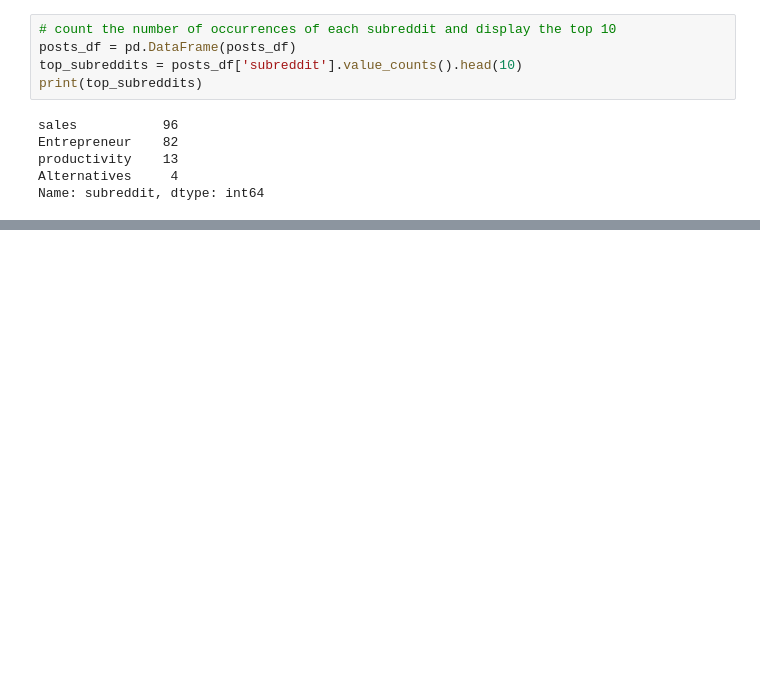
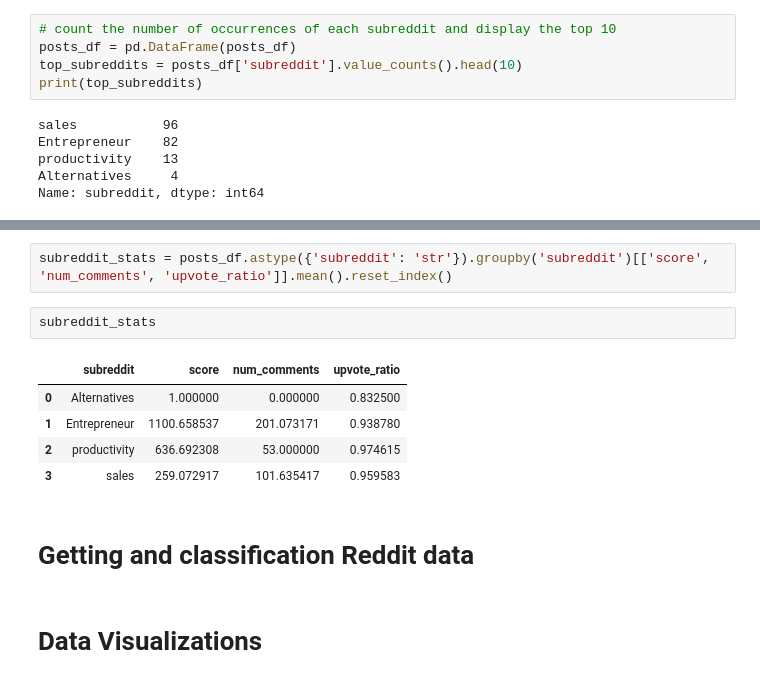
Before and after one commit to baranouskiart/reddit_sentiment, a Jupyter notebook: reddit_sentiment_analysis.ipynb, the cells around one changed output, grey strips where cells are left out. Drawn from its saved outputs; the diff is of its cells as text; blank space fills up the shorter version.

```diff
--- a/reddit_sentiment_analysis.ipynb
+++ b/reddit_sentiment_analysis.ipynb
@@ -184,0 +200,14 @@ Name: subreddit, dtype: int64
+# %%
+subreddit_stats = posts_df.astype({'subreddit': 'str'}).groupby('subreddit')[['score', 'num_comments', 'upvote_ratio']].mean().reset_index()
+# %%
+subreddit_stats
+# %% [output]
+|  | subreddit | score | num_comments | upvote_ratio |
+| 0 | Alternatives | 1.000000 | 0.000000 | 0.832500 |
+| 1 | Entrepreneur | 1100.658537 | 201.073171 | 0.938780 |
+| 2 | productivity | 636.692308 | 53.000000 | 0.974615 |
+| 3 | sales | 259.072917 | 101.635417 | 0.959583 |
+# %% [markdown]
+# Getting and classification Reddit data
+# %% [markdown]
+# Data Visualizations
```
Also changed, not shown: parts of 6 cells of this notebook.
